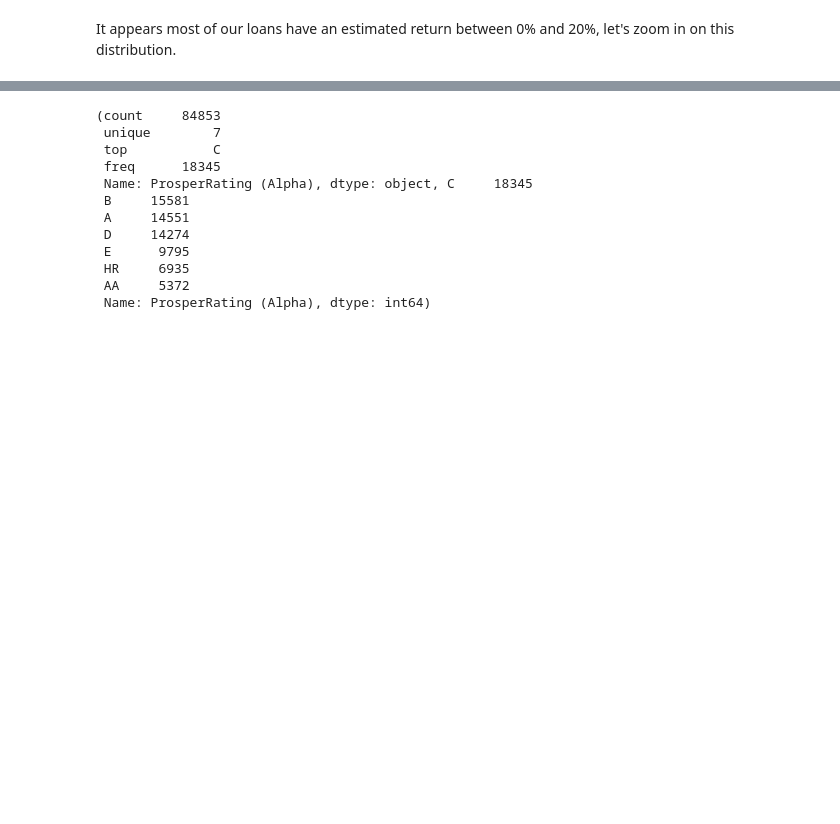
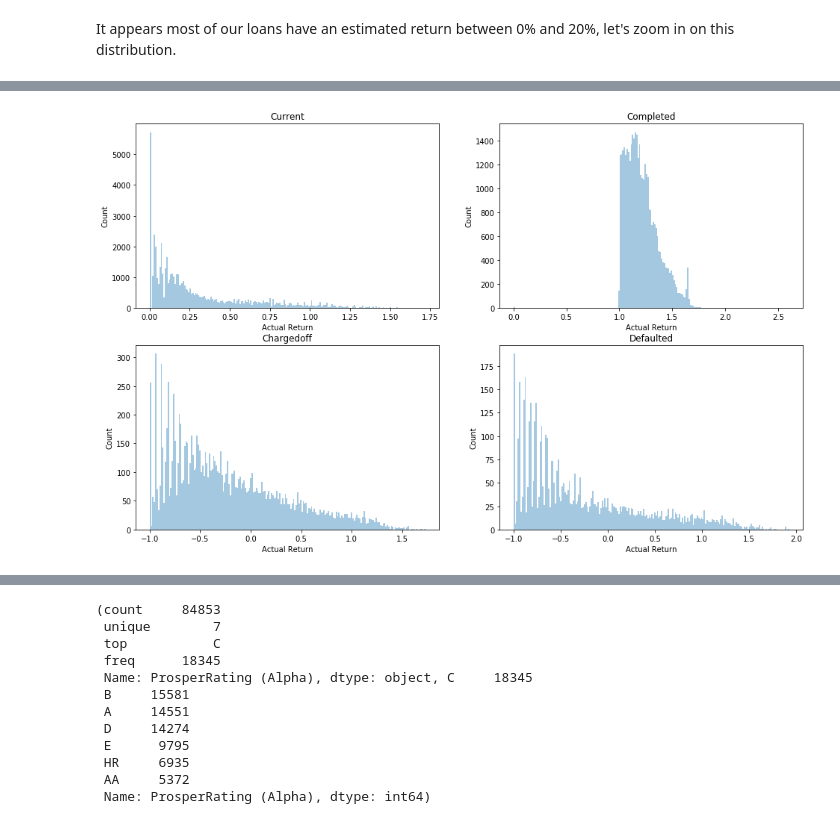
Before and after one commit to 0xjimm/prosper-loan-data-findings, a Jupyter notebook: prosper-loan-data-exploration.ipynb, the cells around one changed output, grey strips where cells are left out. Cells and saved outputs as stored; diff of their text form; code cells hidden in the pictures; blank space fills up the shorter version.

```diff
--- a/prosper-loan-data-exploration.ipynb
+++ b/prosper-loan-data-exploration.ipynb
@@ -166,0 +203,16 @@ Let's see if there is a similar or mirrored distribution for the borrower's pros
+# %%
+variables = ['Current', 'Completed', 'Chargedoff', 'Defaulted']
+
+plt.figure(figsize = [16, 10])
+
+for i in range(len(variables)):
+    plt.subplot(2, 2, i+1)
+
+    sns.distplot(df.query('LoanStatus == "{}"'.format(variables[i])).ActualReturns,
+                 kde = False, bins = 200)
+
+    plt.xlabel('Actual Return')
+    plt.ylabel('Count')
+    plt.title(variables[i]);
+# %% [output]
+[figure, added]
```
Also changed, not shown: parts of 28 cells of this notebook.
